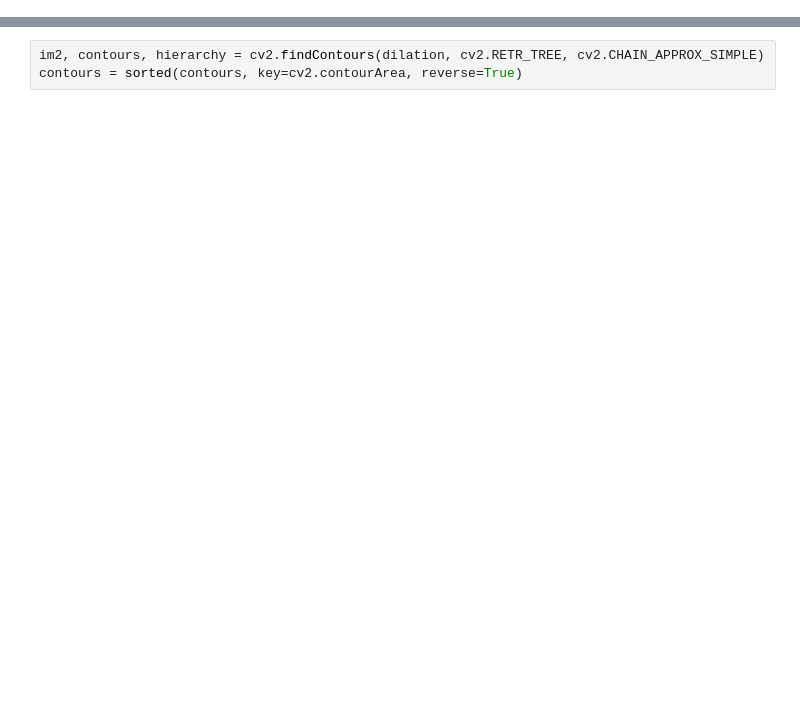
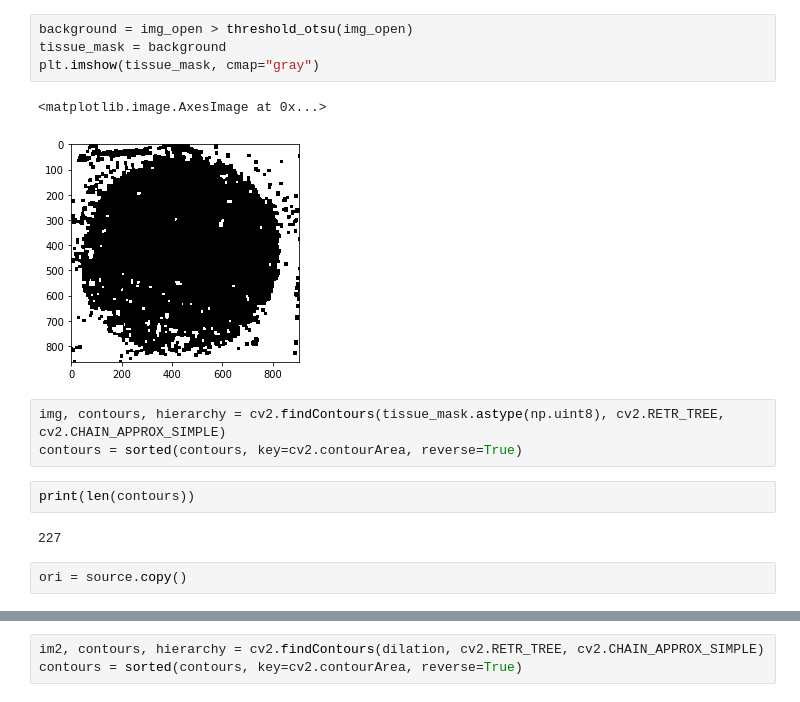
Before and after one commit to liyu10000/tct, a Jupyter notebook: train_c1/roi_extract/WSI_ROI.ipynb, the cells around one changed output, grey strips where cells are left out. Drawn from its saved outputs; the diff is of its cells as text; blank space fills up the shorter version.

```diff
--- a/train_c1/roi_extract/WSI_ROI.ipynb
+++ b/train_c1/roi_extract/WSI_ROI.ipynb
@@ -31,0 +40,16 @@ plt.imshow(source, cmap="gray")
+# %%
+background = img_open > threshold_otsu(img_open)
+tissue_mask = background
+plt.imshow(tissue_mask, cmap="gray")
+# %% [output]
+<matplotlib.image.AxesImage at 0x...>
+[figure, added]
+# %%
+img, contours, hierarchy = cv2.findContours(tissue_mask.astype(np.uint8), cv2.RETR_TREE, cv2.CHAIN_APPROX_SIMPLE)
+contours = sorted(contours, key=cv2.contourArea, reverse=True)
+# %%
+print(len(contours))
+# %% [output]
+227
+# %%
+ori = source.copy()
```
Also changed, not shown: parts of 26 cells of this notebook, 24 other files.
